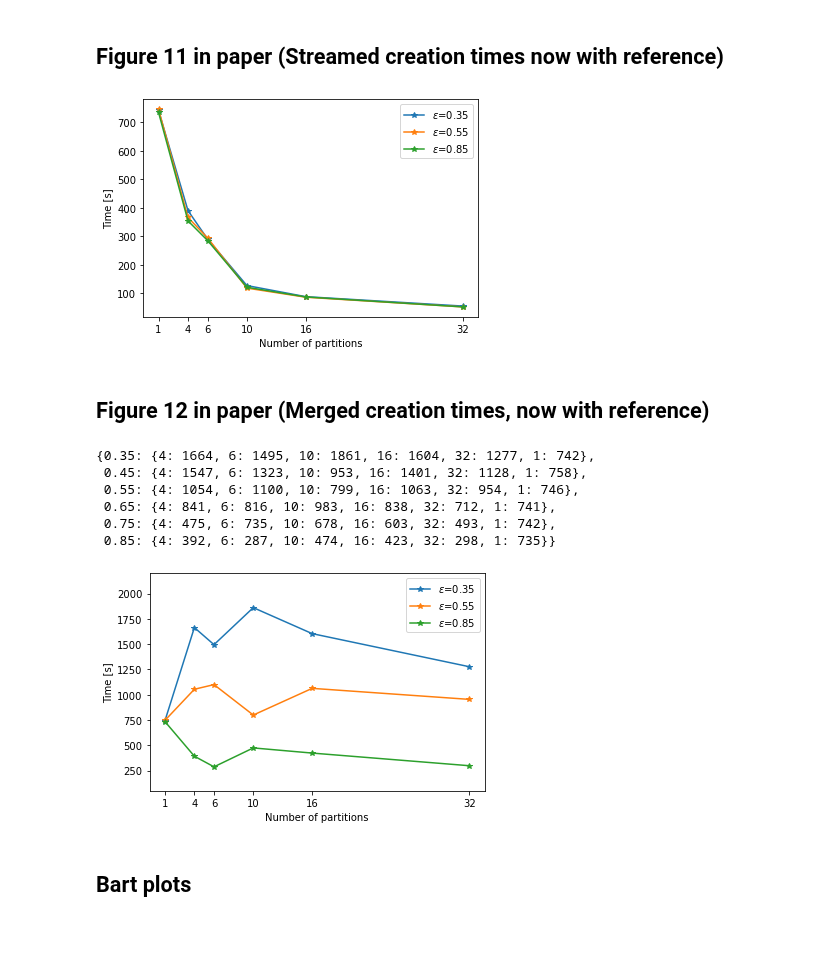
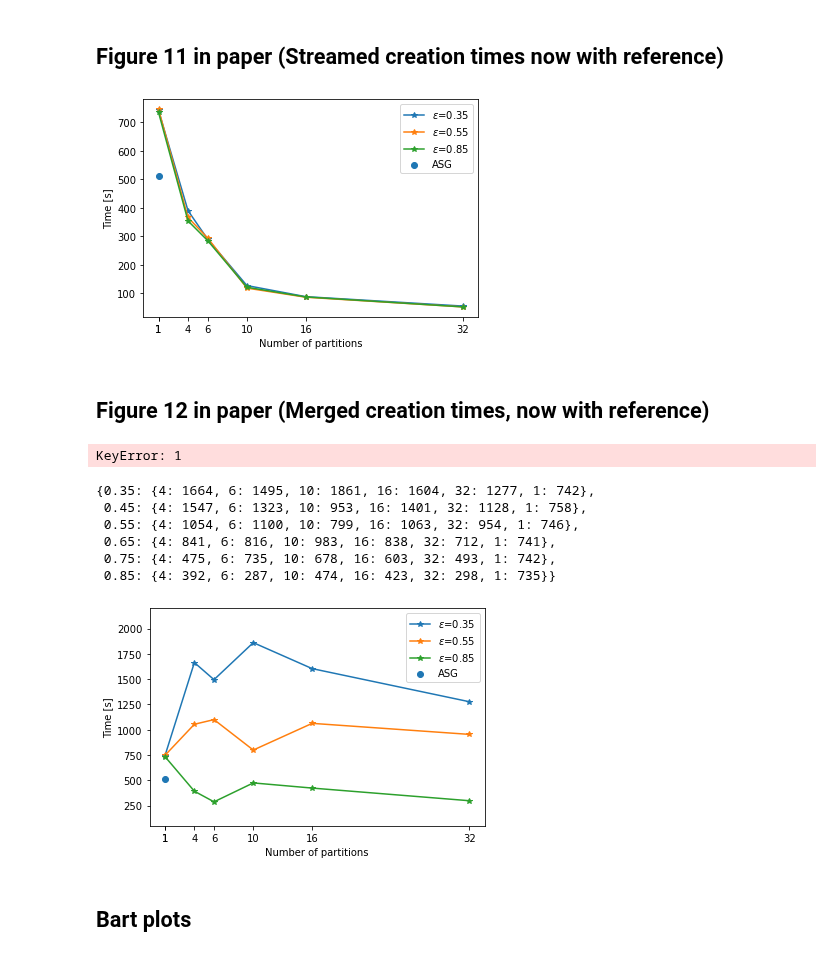
Before and after one commit to jrybicki-jsc/smms, a Jupyter notebook: graphla/times.ipynb, the cells around one changed output. Saved outputs shown, nothing was run; the diff lists cells and outputs as text; code cells hidden in the pictures.

```diff
--- a/graphla/times.ipynb
+++ b/graphla/times.ipynb
@@ -289,25 +294,30 @@ dict(sorted(stream_epsilon[0.35].items()))
 ## Figure 11 in paper (Streamed creation times now with reference)
 # %%
 #plt.figure(figsize=(10,8))
-plt.xticks(list(stream_epsilon[0.35].keys()))
+plt.xticks([1]+ list( stream_epsilon[0.35].keys()))
 
 for epsilon, vals in stream_epsilon.items():
     if epsilon in selected_eps:
         vals = dict(sorted(vals.items()))
         plt.plot(vals.keys(), vals.values(),'-*', label=f"$\epsilon$={epsilon}")
 
-#plt.plot(1, df.loc[0.35].Creation, ls='*', label='Non-distributed (mean)')
+plt.scatter(1, 510, label='ASG')
 plt.legend()
 plt.xlabel("Number of partitions")
 plt.ylabel("Time [s]");
 plt.savefig('../fig/fig11.svg', format='svg', bbox_inches = 'tight', dpi=1000);
 # %% [output]
-[figure, old version]
+[figure, new version]
 # %% [markdown]
 ## Figure 12 in paper (Merged creation times, now with reference)
 # %%
 for k, dats in merge_epsilon.items():
     dats[1]= df.loc[k].Creation
+# %%
+for k, dats in merge_epsilon.items():
+    del dats[1]
+# %% [output]
+KeyError: 1
 # %%
 merge_epsilon
 # %% [output]
@@ -319,7 +329,7 @@ merge_epsilon
  0.85: {4: 392, 6: 287, 10: 474, 16: 423, 32: 298, 1: 735}}
 # %%
 #plt.figure(figsize=(10,8))
-plt.xticks(list(merge_epsilon[0.35].keys()))
+plt.xticks([1]+list(merge_epsilon[0.35].keys()))
 
 for epsilon, vals in merge_epsilon.items():
     if epsilon not in selected_eps:
@@ -328,6 +338,7 @@ for epsilon, vals in merge_epsilon.items():
     plt.plot(vals.keys(), vals.values(),'-*', label=f"$\epsilon$={epsilon}")
 
 #plt.axhline(df.Creation.mean(), ls='--', label='Non-distributed (mean)')
+plt.scatter(1, 510, label='ASG')
 plt.ylim(50, 2200)
 plt.legend()
 plt.xlabel("Number of partitions")
@@ -335,7 +346,7 @@ plt.ylabel("Time [s]");
 
 plt.savefig('../fig/fig12.svg', format='svg', bbox_inches = 'tight', dpi=1000);
 # %% [output]
-[figure, old version]
+[figure, new version]
 # %% [markdown]
 ## Bart plots
 # %%
```
Also changed, not shown: parts of 8 cells of this notebook.
